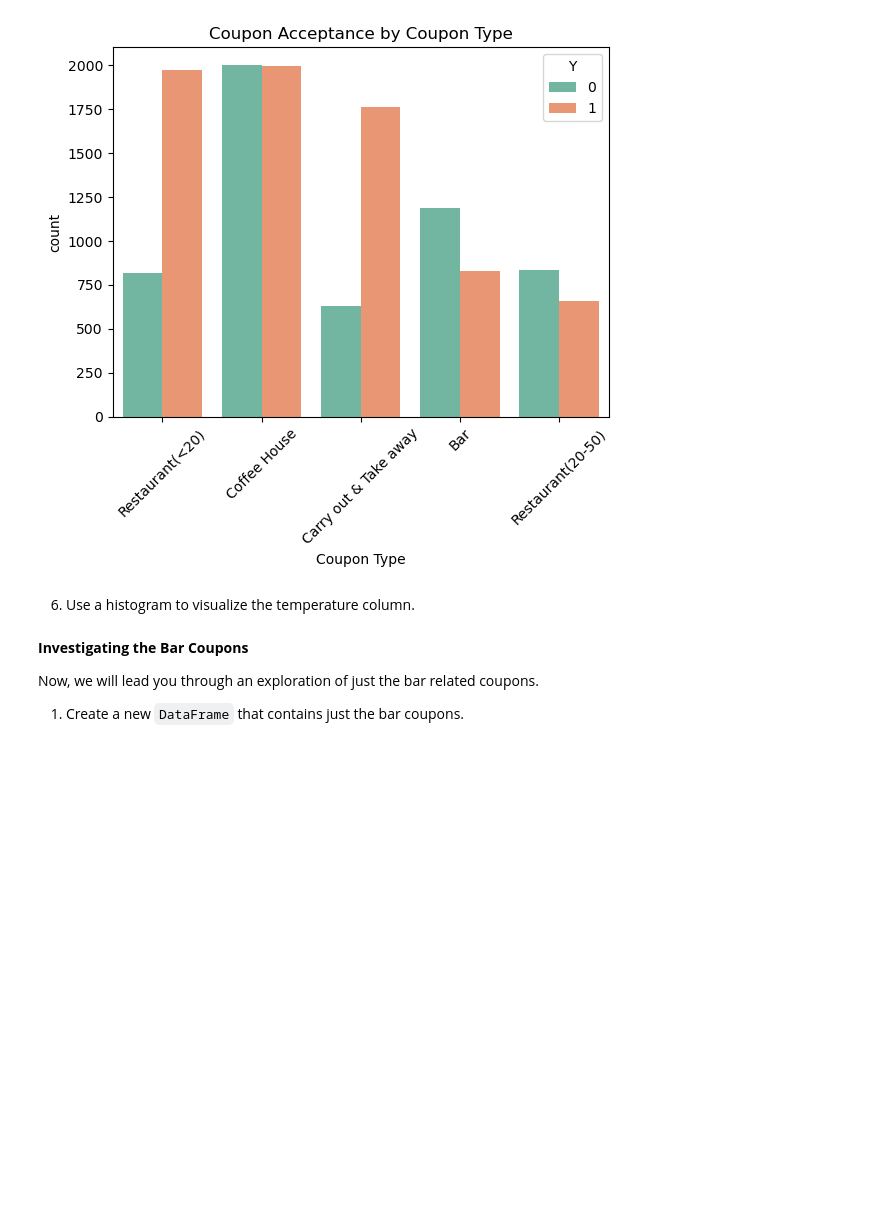
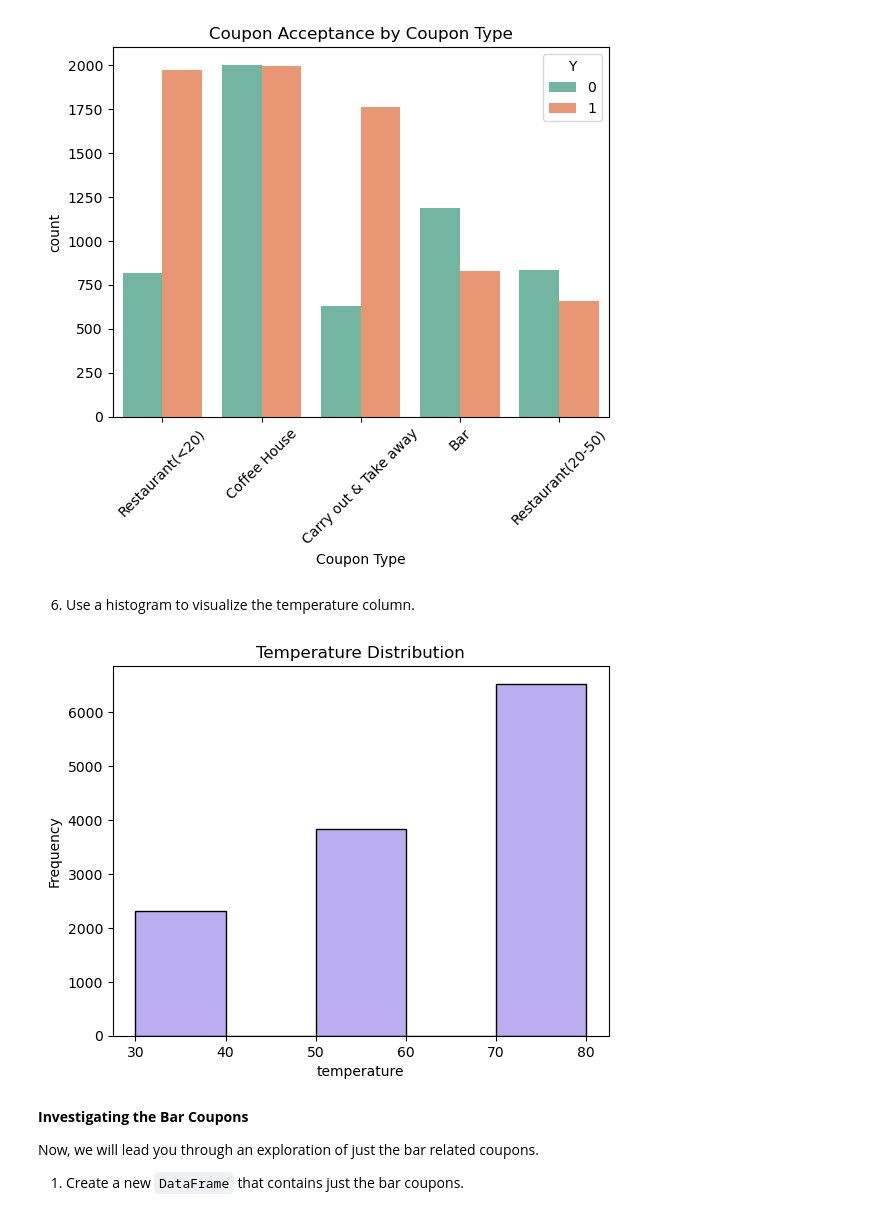
Before and after one commit to creyes25/Practical-Application-1-Python-ML-AI-, a Jupyter notebook: prompt.ipynb, the cells around one changed output. Cells and saved outputs as stored; diff of their text form; code cells hidden in the pictures; blank space fills up the shorter version.

Commit message:
create a histogram to visualize temperature

```diff
--- a/prompt.ipynb
+++ b/prompt.ipynb
@@ -263,6 +263,14 @@ plt.show()
 [figure]
 # %% [markdown]
 6. Use a histogram to visualize the temperature column.
+# %%
+sns.histplot(data=data, x='temperature', bins=5, color='#A393EB')
+
+plt.title('Temperature Distribution')
+plt.ylabel('Frequency')
+plt.show()
+# %% [output]
+[figure, added]
 # %% [markdown]
 **Investigating the Bar Coupons**
 
```
